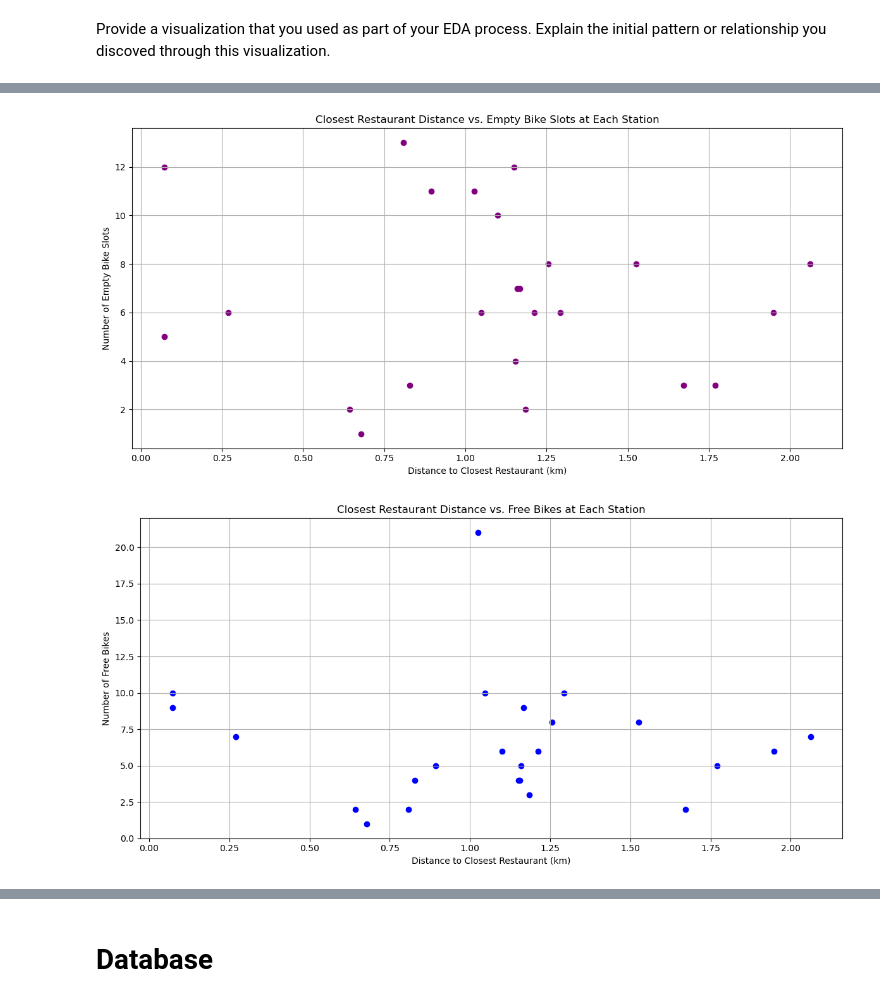
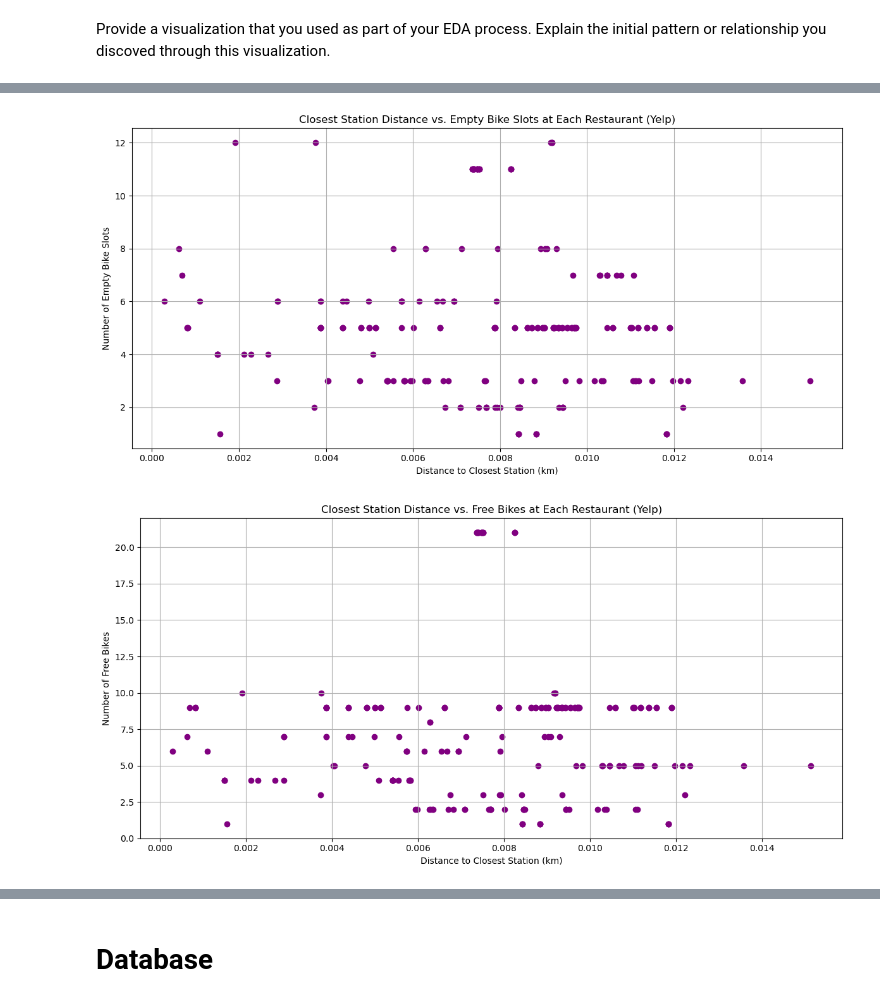
Before and after one commit to preetsb/Stats-Model-Project, a Jupyter notebook: notebooks/joining_data.ipynb, the cells around one changed output, grey strips where cells are left out. Cells and saved outputs as stored; diff of their text form; code cells hidden in the pictures.

```diff
--- a/notebooks/joining_data.ipynb
+++ b/notebooks/joining_data.ipynb
@@ -135,0 +101,4 @@ df_fsq_closest_station.head()
+# %%
+# Create a DataFrame from the closest stations data
+df_fsq_closest_station = pd.DataFrame(fsq_closest_stations)
+df_fsq_closest_station.head()
@@ -146,0 +128,15 @@ plt.show()
+# %%
+import matplotlib.pyplot as plt
+
+# Plotting the distance to the closest station for each restaurant (Foursquare) against the number of empty bike slots at each station
+
+plt.figure(figsize=(12, 6))
+plt.scatter(df_fsq_closest_station['distance'],
+			df_bentonville.set_index('name').loc[df_fsq_closest_station['station_name'], 'empty_slots'],
+			color='purple')
+plt.xlabel('Distance to Closest Station')
+plt.ylabel('Number of Empty Bike Slots')
+plt.title('Closest Station Distance vs. Empty Bike Slots at Each Restaurant (Foursquare)')
+plt.grid(True)
+plt.tight_layout()
+plt.show()
@@ -146,0 +145,14 @@ plt.show()
+# %%
+
+# Plotting the distance to the closest restaurant for each station against the number of free bikes at each station
+
+plt.figure(figsize=(12, 6))
+plt.scatter(df_fsq_closest_station['distance'],
+			df_bentonville.set_index('name').loc[df_fsq_closest_station['station_name'], 'free_bikes'],
+			color='purple')
+plt.xlabel('Distance to Closest Station')
+plt.ylabel('Number of Free Bikes')
+plt.title('Closest Station Distance vs. Free Bikes at Each Restaurant (Foursquare)')
+plt.grid(True)
+plt.tight_layout()
+plt.show()
@@ -147,28 +210,34 @@ plt.show()
 # %%
 import matplotlib.pyplot as plt
 
 # Plotting the distance to the closest restaurant against the number of empty bike slots at each station
 
 plt.figure(figsize=(12, 6))
-plt.scatter(df_closest['distance_km'], df_bentonville.loc[df_closest.index, 'empty_slots'], color='purple')
-plt.xlabel('Distance to Closest Restaurant (km)')
+plt.scatter(df_yelp_closest_station['distance_km'],
+			df_bentonville.set_index('name').loc[df_yelp_closest_station['station_name'], 'empty_slots'],
+			color='purple')
+plt.xlabel('Distance to Closest Station (km)')
 plt.ylabel('Number of Empty Bike Slots')
-plt.title('Closest Restaurant Distance vs. Empty Bike Slots at Each Station')
+plt.title('Closest Station Distance vs. Empty Bike Slots at Each Restaurant (Yelp)')
 plt.grid(True)
 plt.tight_layout()
 plt.show()
 # %% [output]
-[figure, old version]
+[figure, new version]
 # %%
-# Plotting the distance to the closest restaurant against the number of free bikes at each station
+import matplotlib.pyplot as plt
+
+# Plotting the distance to the closest restaurant against the number of empty bike slots at each station
 
 plt.figure(figsize=(12, 6))
-plt.scatter(df_closest['distance_km'], df_bentonville.loc[df_closest.index, 'free_bikes'], color='blue')
-plt.xlabel('Distance to Closest Restaurant (km)')
+plt.scatter(df_yelp_closest_station['distance_km'],
+			df_bentonville.set_index('name').loc[df_yelp_closest_station['station_name'], 'free_bikes'],
+			color='purple')
+plt.xlabel('Distance to Closest Station (km)')
 plt.ylabel('Number of Free Bikes')
-plt.title('Closest Restaurant Distance vs. Free Bikes at Each Station')
+plt.title('Closest Station Distance vs. Free Bikes at Each Restaurant (Yelp)')
 plt.grid(True)
 plt.tight_layout()
 plt.show()
 # %% [output]
-[figure, old version]
+[figure, new version]
```
Also changed, not shown: parts of 28 cells of this notebook, 4 other files.
